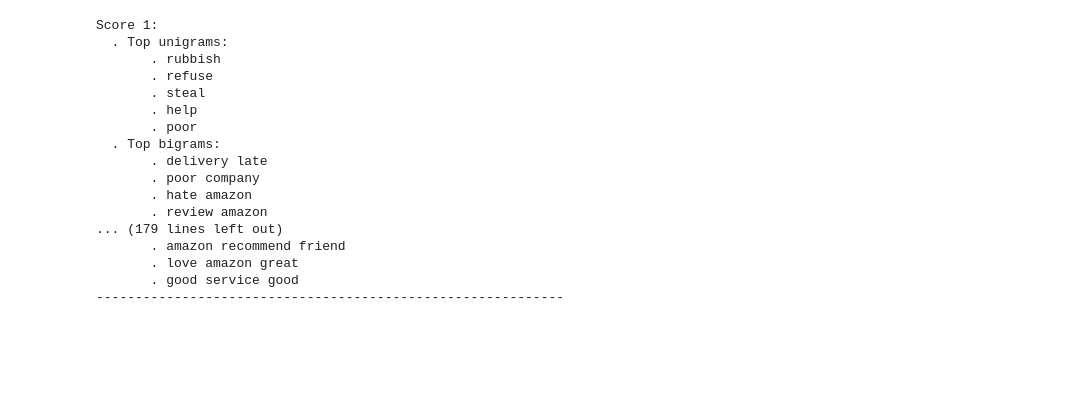
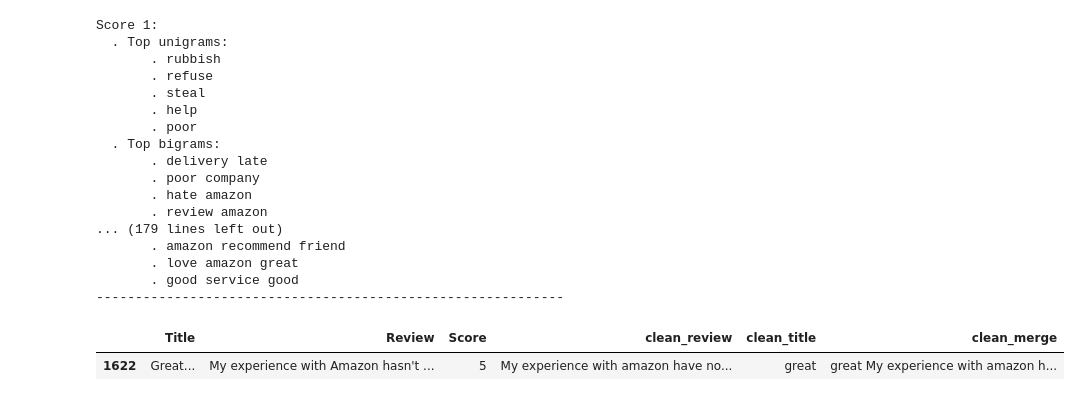
Before and after one commit to SofiaHerrero/predicting-rating-reviews-amazon, a Jupyter notebook: 02_text_classification.ipynb, the cells around one changed output. Drawn from its saved outputs; the diff is of its cells as text; code cells hidden in the pictures; blank space fills up the shorter version.

```diff
--- a/02_text_classification.ipynb
+++ b/02_text_classification.ipynb
@@ -736,3 +737,8 @@ Score 1:
        . love amazon great
        . good service good
 ------------------------------------------------------------
+# %%
+df[df['clean_merge'].str.contains('bad experience amazon')]
+# %% [output]
+|  | Title | Review | Score | clean_review | clean_title | clean_merge |
+| 1622 | Great... | My experience with Amazon hasn't ... | 5 | My experience with amazon have no... | great | great My experience with amazon h... |
```
Also changed, not shown: parts of 4 cells of this notebook, 2 other files.
